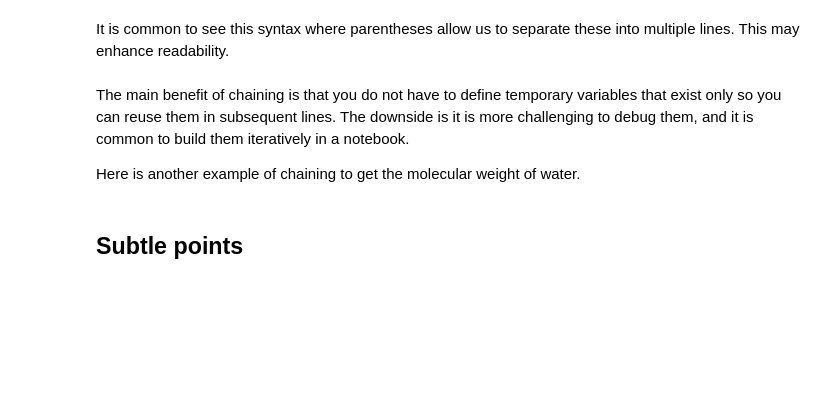
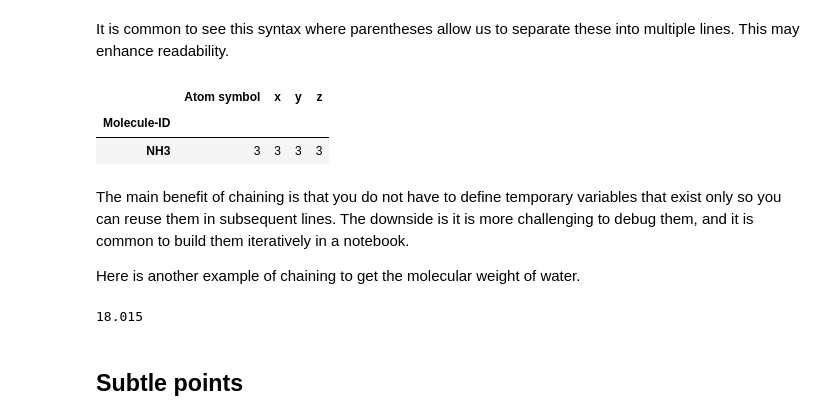
Before and after one commit to Steel-Bank-codespaces/s23-06681, a Jupyter notebook: lectures/04-pandas-database/pandas-database.ipynb, the cells around one changed output. Saved outputs shown, nothing was run; the diff lists cells and outputs as text; code cells hidden in the pictures; blank space fills up the shorter version.

```diff
--- a/lectures/04-pandas-database/pandas-database.ipynb
+++ b/lectures/04-pandas-database/pandas-database.ipynb
@@ -113,9 +357,14 @@ It is common to see this syntax where parentheses allow us to separate these int
 # %%
 (df
  .query('`Atom symbol` == "H"')
  .groupby(['Molecule-ID'])
  .count()
- .query("`Atom symbol` == 3"))
+ .query("`Atom symbol` == 3")
+ )
+# %% [output]
+|  | Atom symbol | x | y | z |
+| Molecule-ID |  |  |  |  |
+| NH3 | 3 | 3 | 3 | 3 |
 # %% [markdown]
 The main benefit of chaining is that you do not have to define temporary variables that exist only so you can reuse them in subsequent lines. The downside is it is more challenging to debug them, and it is common to build them iteratively in a notebook.
 
@@ -124,8 +373,9 @@ Here is another example of chaining to get the molecular weight of water.
 (pd.merge(df, elements, how='inner',
           left_on='Atom symbol', right_on='symbol')
  .groupby('Molecule-ID')['atomic mass']
- .sum()
- ['H2O'])
+ .sum()['H2O'])
+# %% [output]
+18.015
 # %% [markdown]
 ## Subtle points
 # %% [markdown]
```
Also changed, not shown: parts of 36 cells of this notebook.
